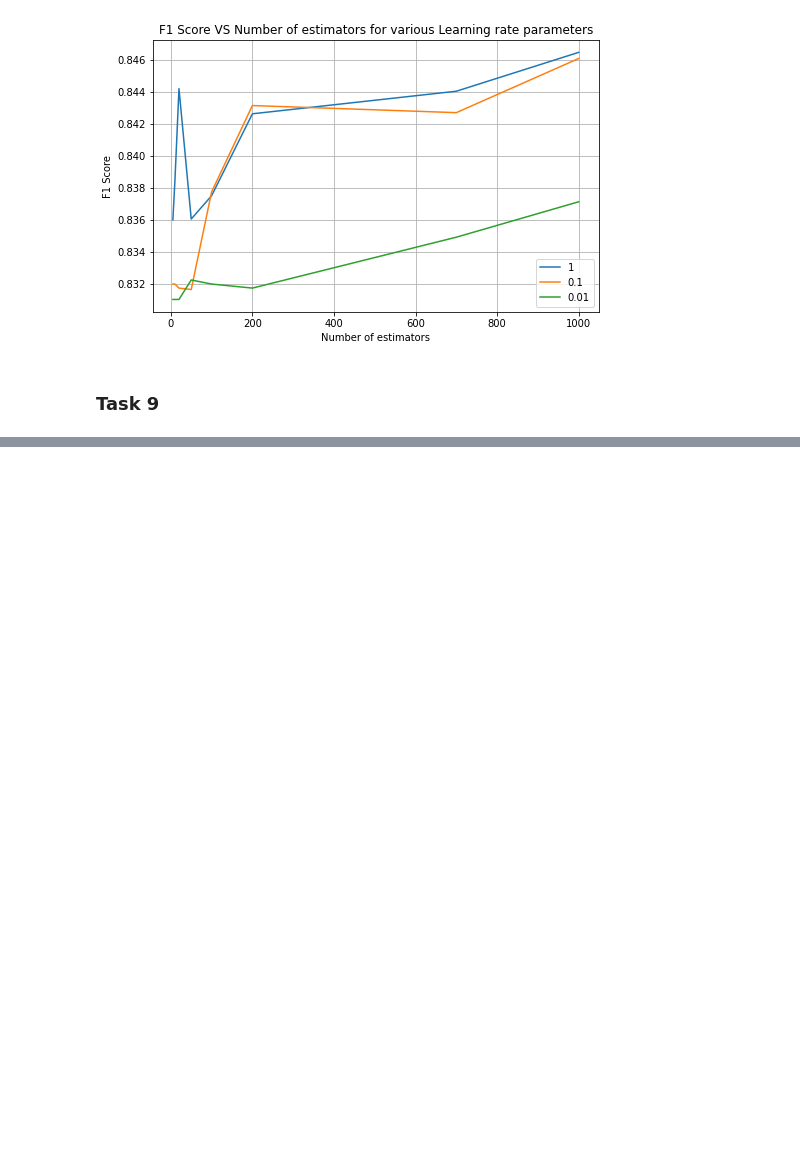
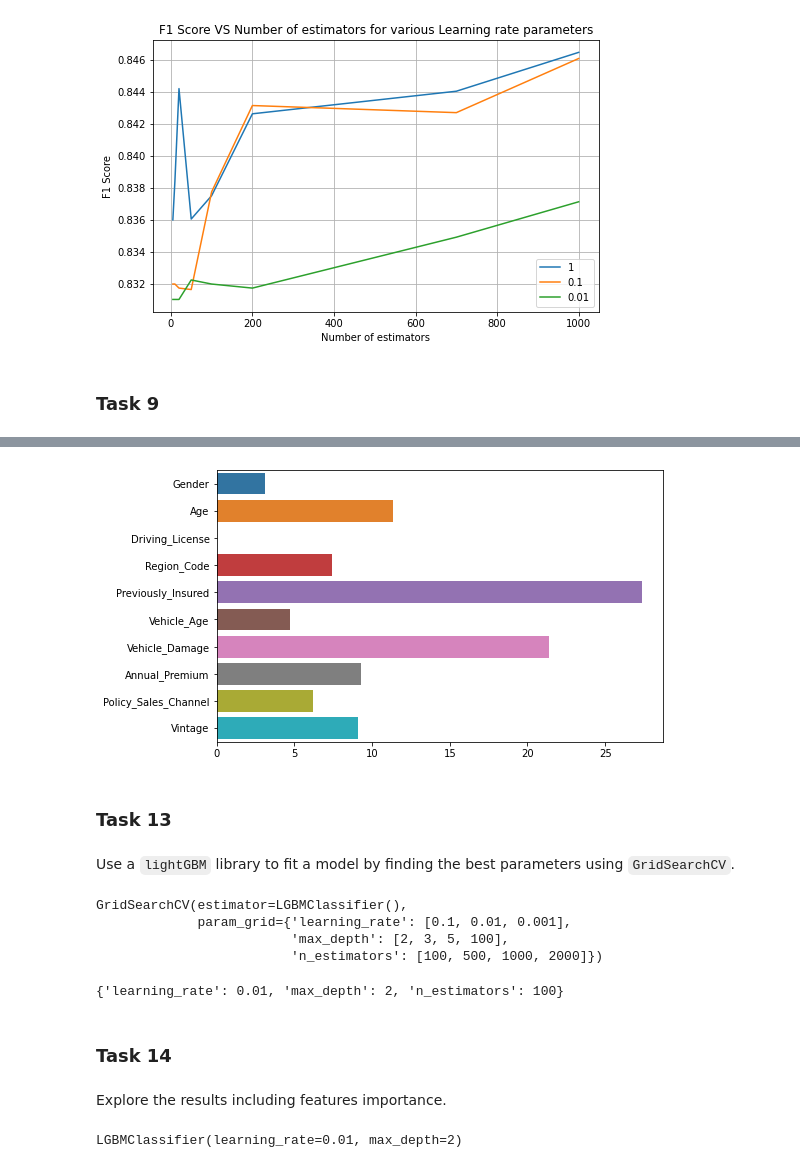
Before and after one commit to nktnlx/mle_course, a Jupyter notebook: 02_ml/20_gradient_boosting.ipynb, the cells around one changed output, grey strips where cells are left out. Cells and saved outputs as stored; diff of their text form; code cells hidden in the pictures; blank space fills up the shorter version.

```diff
--- a/02_ml/20_gradient_boosting.ipynb
+++ b/02_ml/20_gradient_boosting.ipynb
@@ -301,0 +416,39 @@ n_estimators_list = [2, 3, 4, 5, 10, 20, 50, 70, 100, 200, 700, 1000, 2000]
+# %%
+sns.barplot(x=catboost_model.feature_importances_, y=X_cb.columns);
+# %% [output]
+[figure, added]
+# %% [markdown]
+### Task 13
+# %% [markdown]
+Use a `lightGBM` library to fit a model by finding the best parameters using `GridSearchCV`.
+# %%
+from lightgbm import LGBMClassifier
+from sklearn.model_selection import GridSearchCV
+
+
+params = {'n_estimators': [100, 500, 1000, 2000],
+          'max_depth': [2, 3, 5, 100],
+          'learning_rate': [0.1, 0.01, 0.001]}
+
+light_gbm = LGBMClassifier()
+search = GridSearchCV(light_gbm, params)
+
+search.fit(X_train, y_train)
+# %% [output]
+GridSearchCV(estimator=LGBMClassifier(),
+             param_grid={'learning_rate': [0.1, 0.01, 0.001],
+                         'max_depth': [2, 3, 5, 100],
+                         'n_estimators': [100, 500, 1000, 2000]})
+# %%
+search.best_params_
+# %% [output]
+{'learning_rate': 0.01, 'max_depth': 2, 'n_estimators': 100}
+# %% [markdown]
+### Task 14
+# %% [markdown]
+Explore the results including features importance.
+# %%
+light_gbm = LGBMClassifier(learning_rate=0.01, max_depth=2, n_estimators=100)
+light_gbm.fit(X_train, y_train)
+# %% [output]
+LGBMClassifier(learning_rate=0.01, max_depth=2)
```
Also changed, not shown: parts of 22 cells of this notebook.
